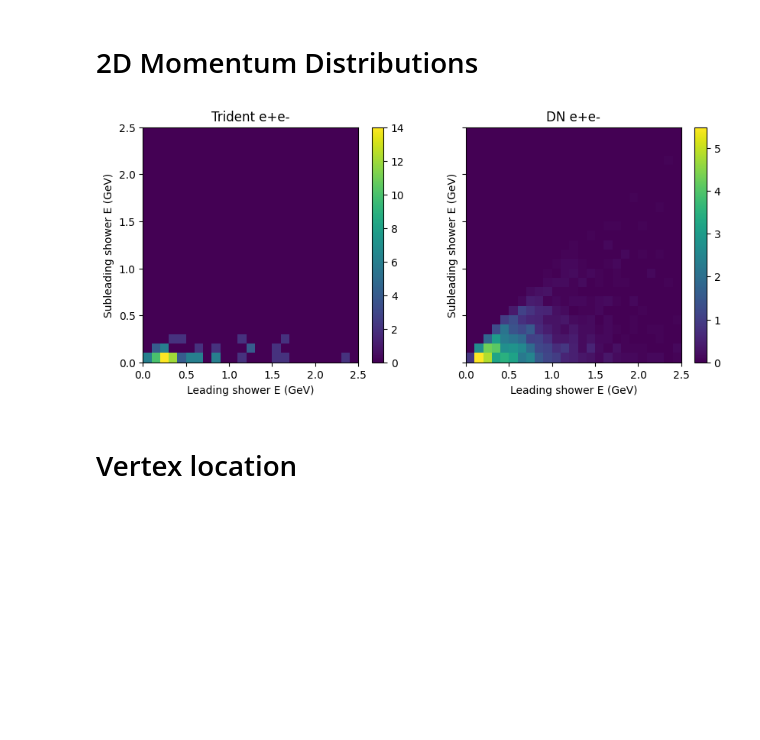
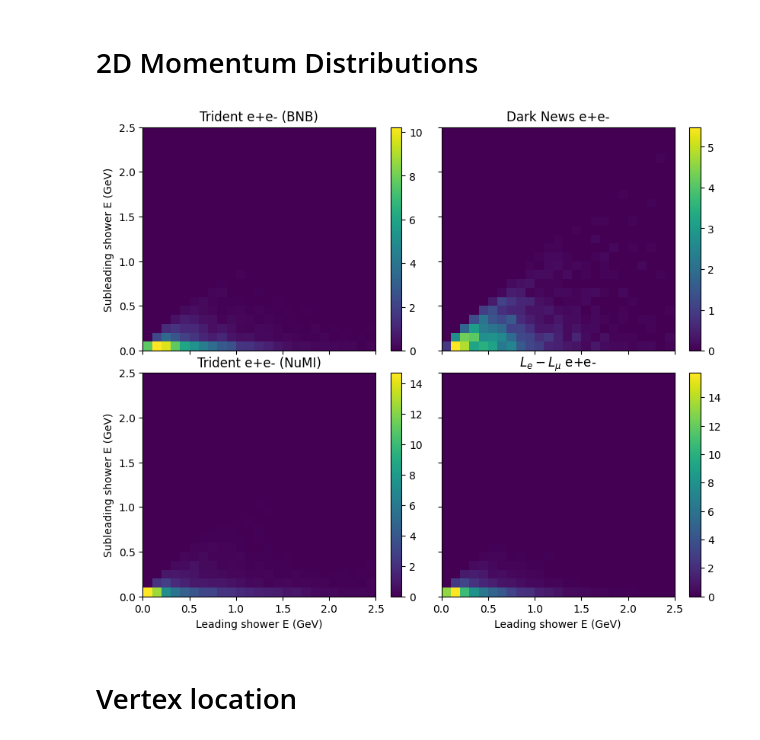
Before and after one commit to JoeBateman/uboone_epem_trident, a Jupyter notebook: hepmc_plotter.ipynb, the cells around one changed output. Drawn from its saved outputs; the diff is of its cells as text; code cells hidden in the pictures; blank space fills up the shorter version.

```diff
--- a/hepmc_plotter.ipynb
+++ b/hepmc_plotter.ipynb
@@ -154,7 +154,10 @@ if make_new_dn:
     dn_df = gen_object.df
 # %%
 file = 'outputs/numu_epem_5000.hepmc' # Large TEG sample
-trident_epem = hepevt_to_df('outputs/numu_epem_50.hepevt') # hepmc_to_df(file)
+trident_epem = hepmc_to_df(file)
+
+file = 'outputs/numu_numi_5000.hepevt' # Large TEG sample
+trident_numi = hepevt_to_df(file)
 
 file = 'outputs/hep_ascii.hepmc3'
 dn_epem = hepmc_to_df(file)
@@ -230,30 +274,52 @@ def get_shower_pair_energies(df):
 
 trident_showers = get_shower_pair_energies(trident_epem)
 dn_showers = get_shower_pair_energies(dn_epem)
+numi_showers = get_shower_pair_energies(trident_numi)
+bsm_showers = get_shower_pair_energies(lelmu_epem)
 # %%
 
 
 E_bins = np.linspace(0, 2.5, 26)
-fig, ax = plt.subplots(1,2,  sharex=True, sharey=True,figsize = (10,4))
+fig, ax = plt.subplots(2,2,  sharex=True, sharey=True,figsize = (10,8))
 
-plt.sca(ax[0])
+#Adjust the subplot parameters to add white space
+
+plt.sca(ax[0][0])
 arr = trident_showers
+plt.hist2d(arr[:,1], arr[:,0], density=True, bins=E_bins)
+plt.ylabel('Subleading shower E (GeV)')
+# plt.xlabel('Leading shower E (GeV)')
+plt.colorbar()
+plt.title('Trident e+e- (BNB)')
+
+plt.sca(ax[0][1])
+arr = dn_showers
+plt.hist2d(arr[:,1], arr[:,0], density=True, bins=E_bins)
+# plt.ylabel('Subleading shower E (GeV)')
+# plt.xlabel('Leading shower E (GeV)')
+plt.colorbar()
+plt.title('Dark News e+e-')
+
+plt.sca(ax[1][0])
+arr = numi_showers
 plt.hist2d(arr[:,1], arr[:,0], density=True, bins=E_bins)
 plt.ylabel('Subleading shower E (GeV)')
 plt.xlabel('Leading shower E (GeV)')
 plt.colorbar()
-plt.title('Trident e+e-')
+plt.title('Trident e+e- (NuMI)')
 
-plt.sca(ax[1])
-arr = dn_showers
+plt.sca(ax[1][1])
+arr = bsm_showers
 plt.hist2d(arr[:,1], arr[:,0], density=True, bins=E_bins)
-plt.ylabel('Subleading shower E (GeV)')
+# plt.ylabel('Subleading shower E (GeV)')
 plt.xlabel('Leading shower E (GeV)')
 plt.colorbar()
-plt.title('DN e+e-')
+plt.title(r'$L_e-L_\mu$ e+e-')
+
+plt.subplots_adjust(left=None, bottom=None, right=None, top=None, wspace=0.025, hspace=0.1)
 plt.show()
 # %% [output]
-[figure, old version]
+[figure, new version]
 # %% [markdown]
 # Vertex location
 # %%
```
Also changed, not shown: parts of 25 cells of this notebook.
